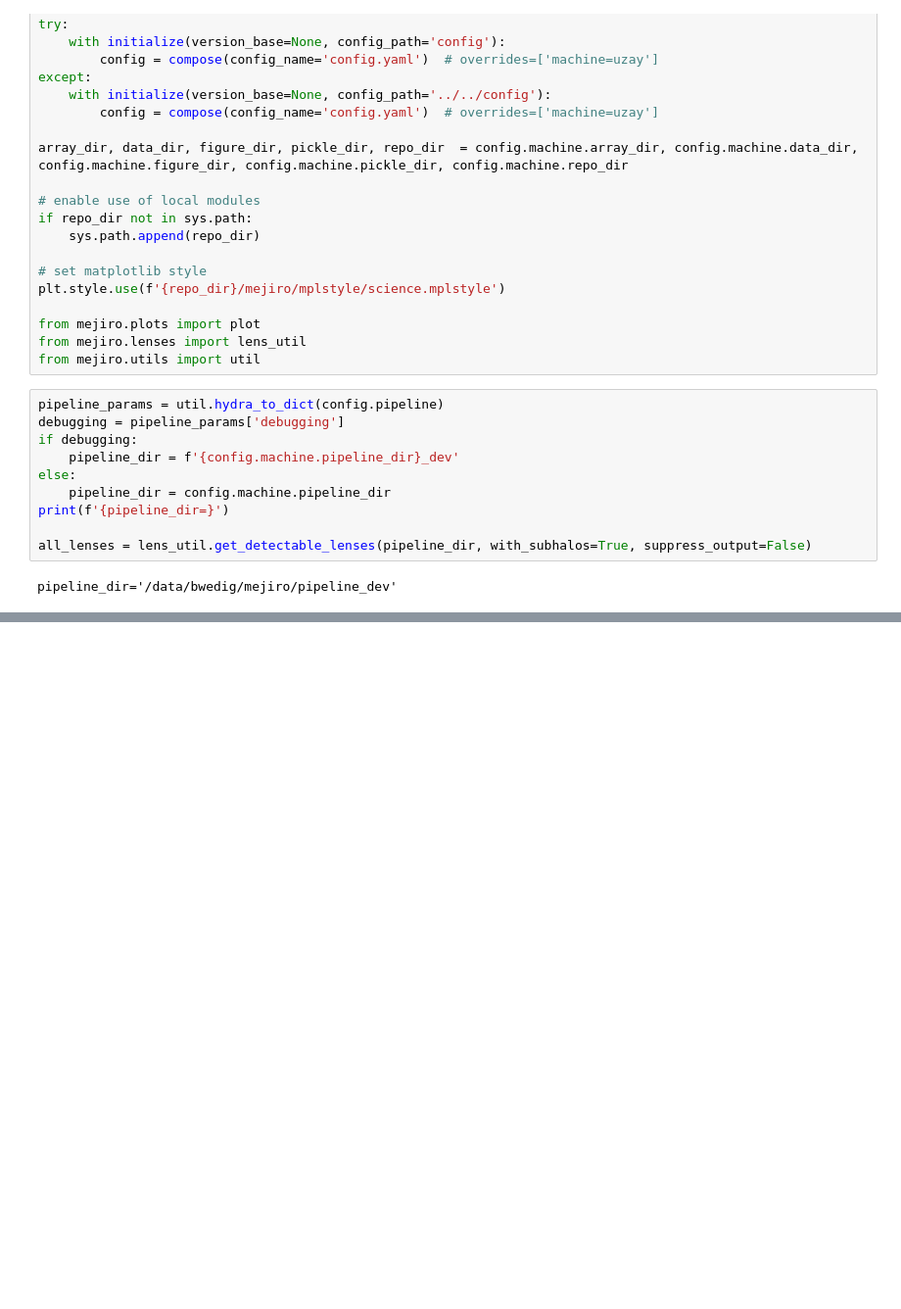
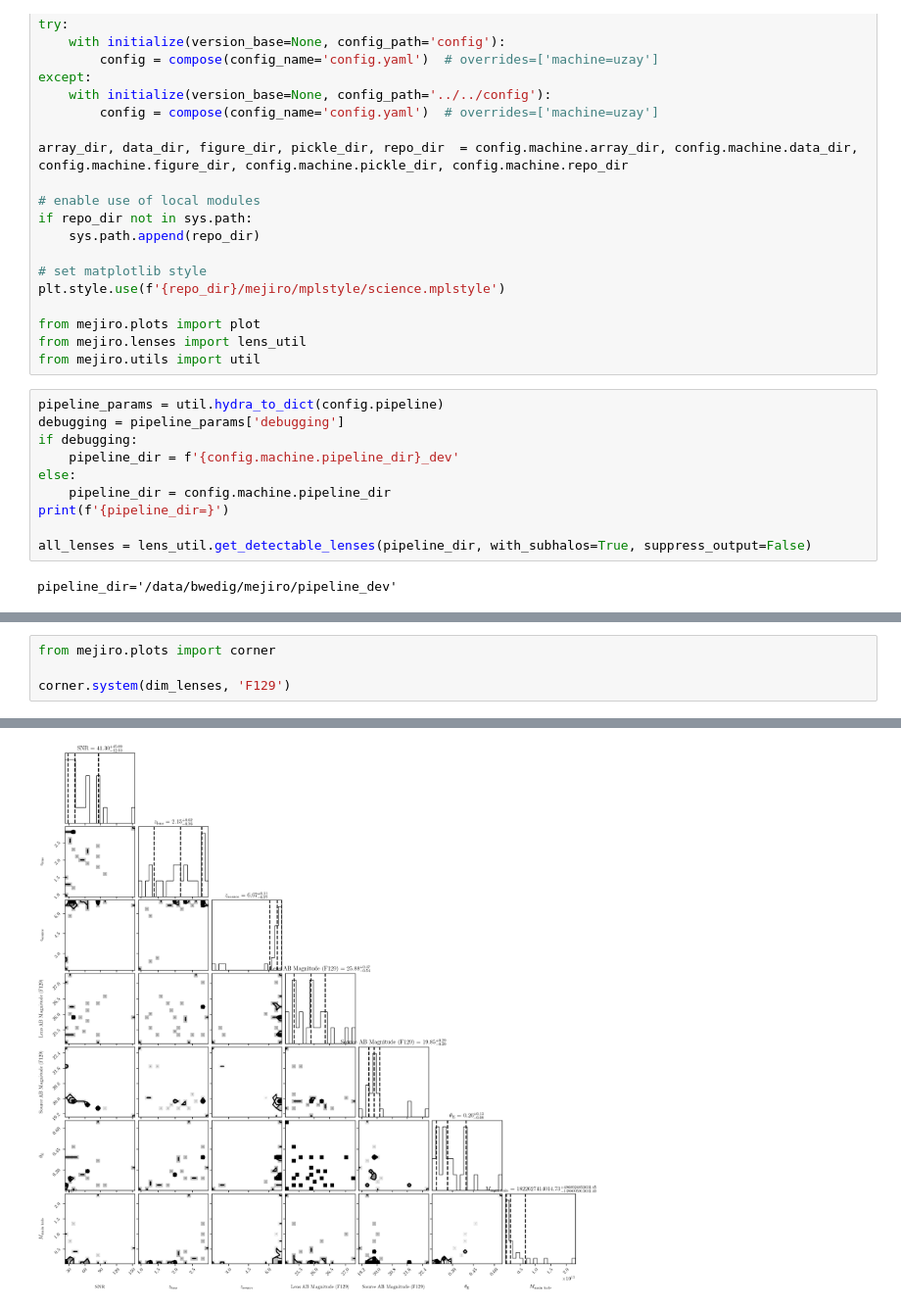
Before and after one commit to AstroMusers/mejiro, a Jupyter notebook: pipeline/subsets/dim_lenses.ipynb, the cells around one changed output, grey strips where cells are left out. Shown: that part at 98% size. Cells and saved outputs as stored; diff of their text form; blank space fills up the shorter version.

```diff
--- a/pipeline/subsets/dim_lenses.ipynb
+++ b/pipeline/subsets/dim_lenses.ipynb
@@ -58,0 +64,5 @@ IndexError: list index out of range
+# %%
+from mejiro.plots import corner
+
+corner.system(dim_lenses, 'F129')
+# %% [output]
@@ -58,0 +86 @@ IndexError: list index out of range
+[figure, added]
```
Also changed, not shown: parts of 2 cells of this notebook, 8 other files.
